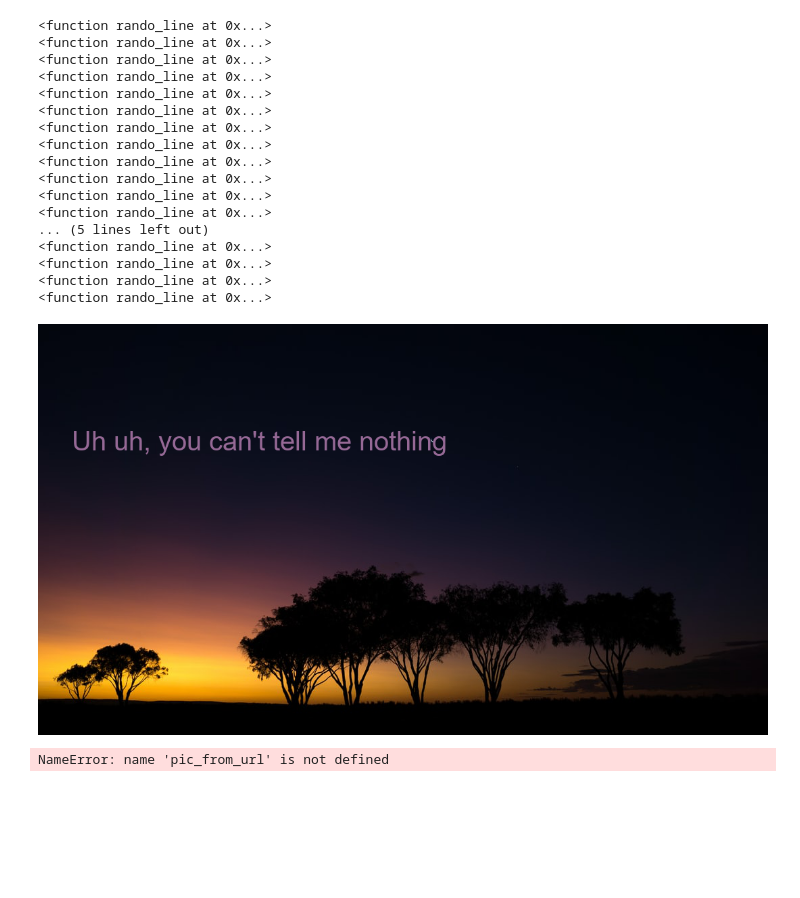
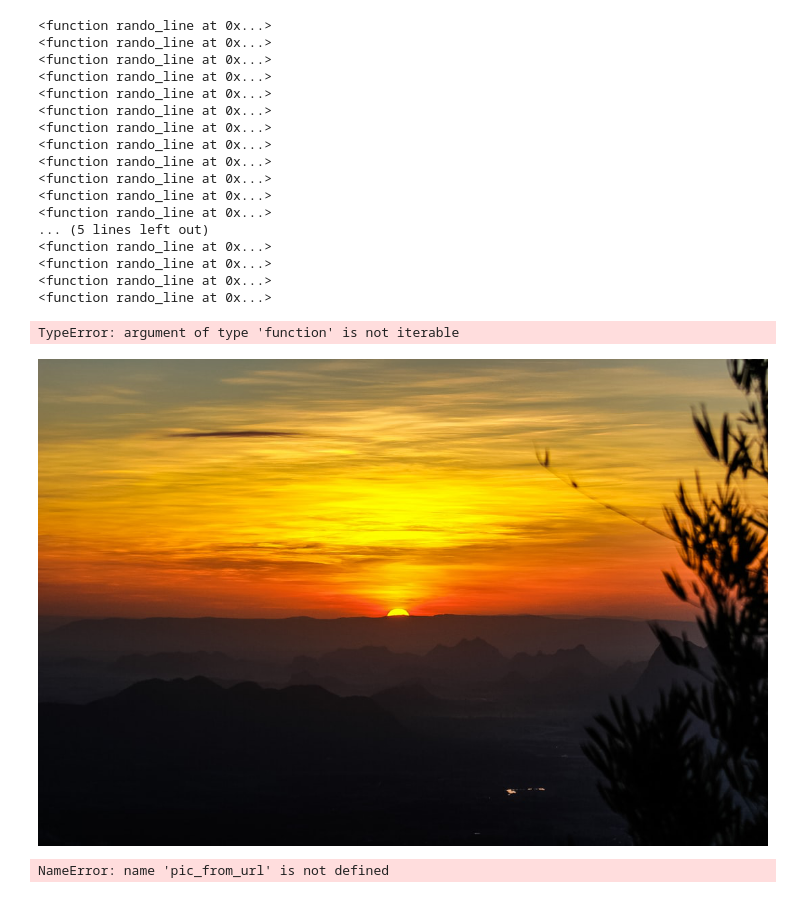
Before and after one commit to Juicob/ye-spirations, a Jupyter notebook: ye_lines.ipynb, the cells around one changed output. Cells and saved outputs as stored; diff of their text form; code cells hidden in the pictures; blank space fills up the shorter version.

Commit message:
rando_line and rando_photo functions

```diff
--- a/ye_lines.ipynb
+++ b/ye_lines.ipynb
@@ -54,30 +83,0 @@ def rando_photo(search_term, orientation='landscape', size=30):
-# %%
-def rando_line():
-    with open(r'./Kanye West Lyrics.txt', encoding='utf8') as f:
-        lines = f.readlines()
-        not_blank_or_descriptive_lines = [line for line in lines if len(line) > 1 and '[' not in line]
-        # print(not_blank_or_descriptive_lines[:10])
-        print(not_blank_or_descriptive_lines[random.randrange(0,len(not_blank_or_descriptive_lines))])
-        # while True:
-        # x = input(str(not_blank_or_descriptive_lines[random.randrange(0,len(not_blank_or_descriptive_lines))]))
-    # return x
-            # if x == 'no':
-            #     print('Closing')
-            #     sleep(1)
-            #     self.driver.quit()
-            #     sys.exit()
-            # elif x == 'send':
-            #     print('Sending')
-            #     print('Closing')
-            #     send_button.click()
-            #     self.driver.save_screenshot("afterLatestSend.png")
-            #     sleep(1)
-            #     self.driver.quit()
-            #     sys.exit()
-            # elif x == '>':
-            #     click = 0
-            #     while click < 3 :
-            #         text_box.click()
-            #         click += 1
-            #     my_bot.sendDM()
-            #     text_box.send_keys(rando_line)
@@ -87,0 +84,9 @@ Spill it, I own you all, yuugh!
+# %%
+def put_line_on_photo(line, photo, text_size=30):
+    font_type = ImageFont.truetype(font='arial.ttf', size=text_size)
+    draw = ImageDraw.Draw(photo)
+    draw.text(xy=(50,150),
+         text=rando_line,
+         fill=(150,105,150,50),
+         font=font_type)
+    return photo
@@ -124,10 +133,15 @@ while i < 21:
 <function rando_line at 0x...>
 <function rando_line at 0x...>
 # %%
-poster = rando_photo('sunrise', size=40)
+poster = put_line_on_photo(rando_line, photo, text_size=40)
 display(poster)
 # %% [output]
-[figure, removed]
+TypeError: argument of type 'function' is not iterable
+# %%
+photo = get_rando_photo('sunrise')
+display(poster)
+# %% [output]
+[figure, added]
 # %%
 font_type = ImageFont.truetype(font='arial.ttf', size=18)
 draw = ImageDraw.Draw(pic_from_url)
```
Also changed, not shown: parts of 4 cells of this notebook, 2 other files.
